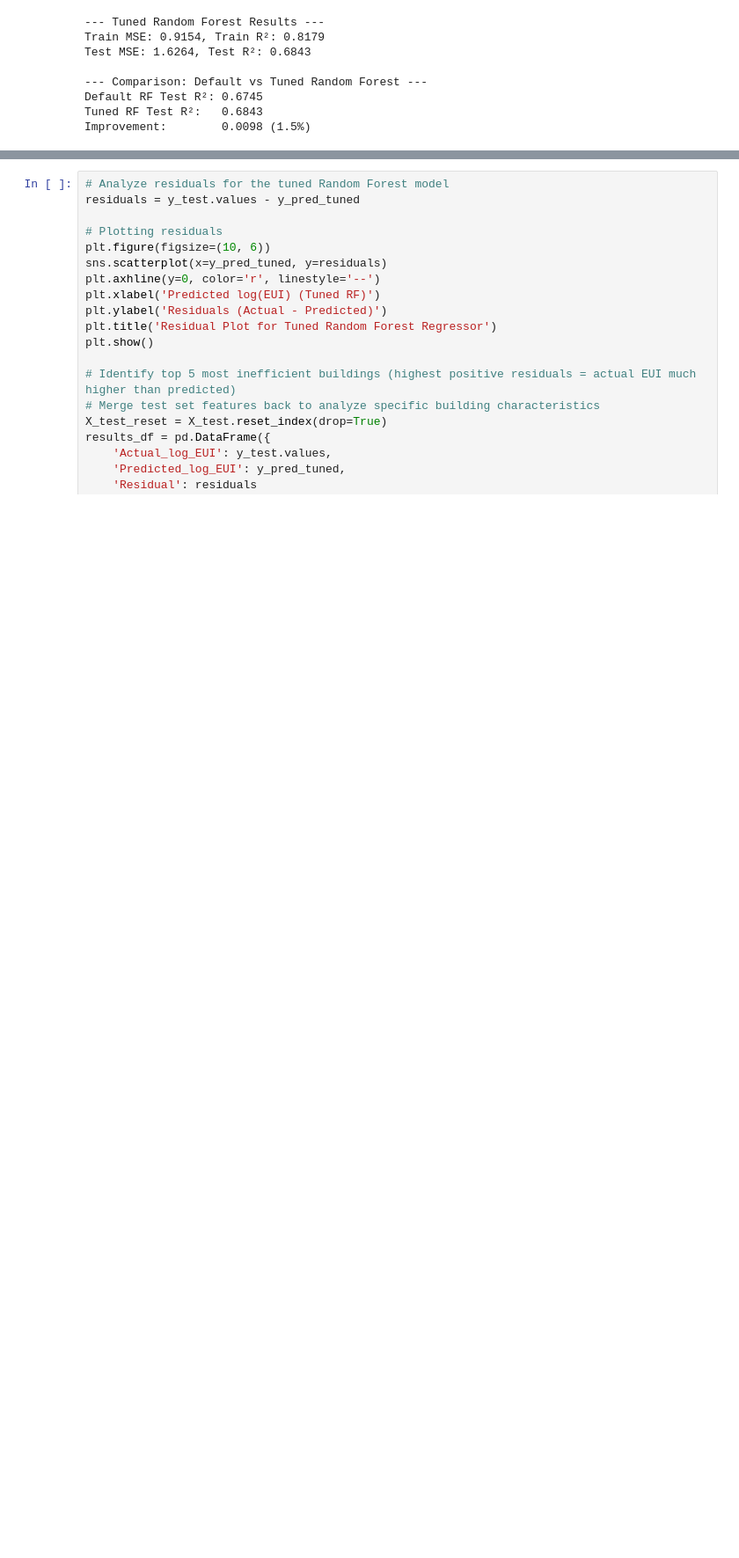
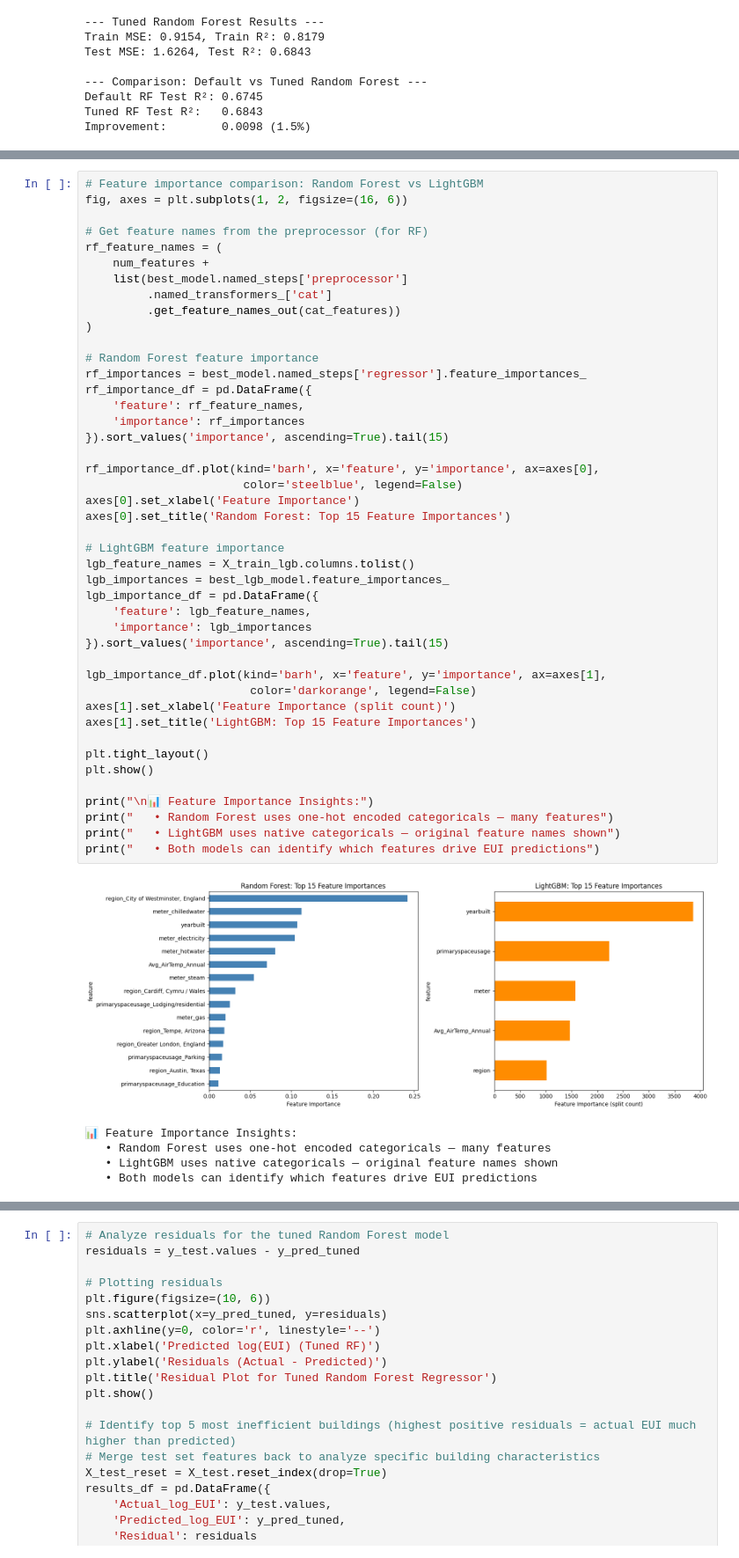
Before and after one commit to bsilke/calibration_regression, a Jupyter notebook: jupyter_notebooks/modeling_cleaned.ipynb, the cells around one changed output, grey strips where cells are left out. Shown: that part at 88% size. Drawn from its saved outputs; the diff is of its cells as text; blank space fills up the shorter version.

Commit message:
further model analysis and updated README

```diff
--- a/jupyter_notebooks/modeling_cleaned.ipynb
+++ b/jupyter_notebooks/modeling_cleaned.ipynb
@@ -393,0 +553,50 @@ Improvement:        0.0098 (1.5%)
+# %%
+# Feature importance comparison: Random Forest vs LightGBM
+fig, axes = plt.subplots(1, 2, figsize=(16, 6))
+
+# Get feature names from the preprocessor (for RF)
+rf_feature_names = (
+    num_features +
+    list(best_model.named_steps['preprocessor']
+         .named_transformers_['cat']
+         .get_feature_names_out(cat_features))
+)
+
+# Random Forest feature importance
+rf_importances = best_model.named_steps['regressor'].feature_importances_
+rf_importance_df = pd.DataFrame({
+    'feature': rf_feature_names,
+    'importance': rf_importances
+}).sort_values('importance', ascending=True).tail(15)
+
+rf_importance_df.plot(kind='barh', x='feature', y='importance', ax=axes[0],
+                       color='steelblue', legend=False)
+axes[0].set_xlabel('Feature Importance')
+axes[0].set_title('Random Forest: Top 15 Feature Importances')
+
+# LightGBM feature importance
+lgb_feature_names = X_train_lgb.columns.tolist()
+lgb_importances = best_lgb_model.feature_importances_
+lgb_importance_df = pd.DataFrame({
+    'feature': lgb_feature_names,
+    'importance': lgb_importances
+}).sort_values('importance', ascending=True).tail(15)
+
+lgb_importance_df.plot(kind='barh', x='feature', y='importance', ax=axes[1],
+                        color='darkorange', legend=False)
+axes[1].set_xlabel('Feature Importance (split count)')
+axes[1].set_title('LightGBM: Top 15 Feature Importances')
+
+plt.tight_layout()
+plt.show()
+
+print("\n📊 Feature Importance Insights:")
+print("   • Random Forest uses one-hot encoded categoricals — many features")
+print("   • LightGBM uses native categoricals — original feature names shown")
+print("   • Both models can identify which features drive EUI predictions")
+# %% [output]
+[figure, added]
+📊 Feature Importance Insights:
+   • Random Forest uses one-hot encoded categoricals — many features
+   • LightGBM uses native categoricals — original feature names shown
+   • Both models can identify which features drive EUI predictions
```
Also changed, not shown: parts of 12 cells of this notebook, 1 other file.
